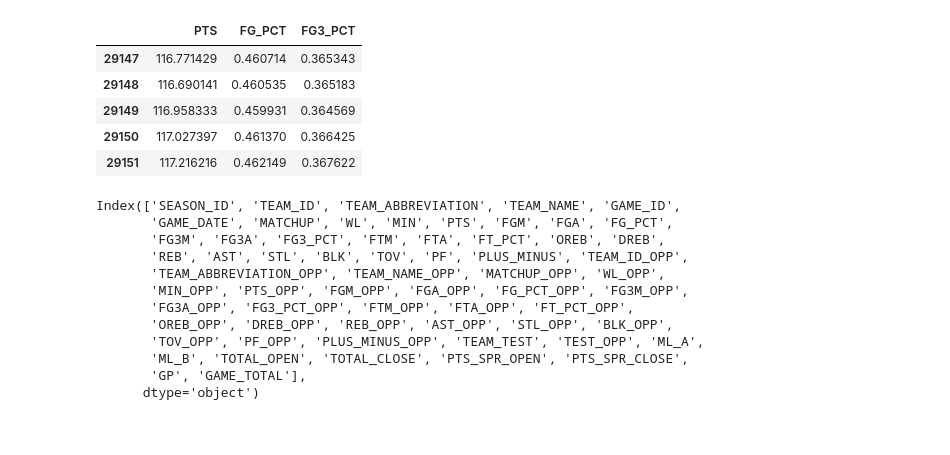
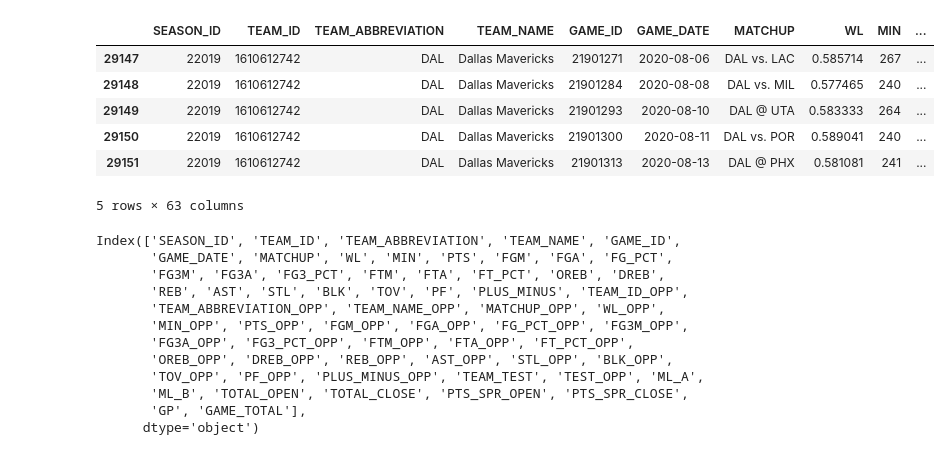
Before and after one commit to justin-wallander/BeatingVegas, a Jupyter notebook: eda.ipynb, the cells around one changed output. Cells and saved outputs as stored; diff of their text form; code cells hidden in the pictures.

```diff
--- a/eda.ipynb
+++ b/eda.ipynb
@@ -6,17 +6,18 @@ import seaborn as sns
 plt.style.use('fivethirtyeight')
 %matplotlib inline
 # %%
-season = pd.read_csv('shift_season.csv')
-s_10 = pd.read_csv('shift_10.csv')
+season = pd.read_csv('data/shift_season.csv')
+# s_10 = pd.read_csv('shift_10.csv')
 # %%
-season[(season.SEASON_ID == 22019) & (season.TEAM_ABBREVIATION == 'DAL')][['PTS', 'FG_PCT','FG3_PCT']].tail()
+season[(season.SEASON_ID == 22019) & (season.TEAM_ABBREVIATION == 'DAL')].tail()
 # %% [output]
-|  | PTS | FG_PCT | FG3_PCT |
-| 29147 | 116.771429 | 0.460714 | 0.365343 |
-| 29148 | 116.690141 | 0.460535 | 0.365183 |
-| 29149 | 116.958333 | 0.459931 | 0.364569 |
-| 29150 | 117.027397 | 0.461370 | 0.366425 |
-| 29151 | 117.216216 | 0.462149 | 0.367622 |
+|  | SEASON_ID | TEAM_ID | TEAM_ABBREVIATION | TEAM_NAME | GAME_ID | GAME_DATE | MATCHUP | WL | MIN | ... |
+| 29147 | 22019 | 1610612742 | DAL | Dallas Mavericks | 21901271 | 2020-08-06 | DAL vs. LAC | 0.585714 | 267 | ... |
+| 29148 | 22019 | 1610612742 | DAL | Dallas Mavericks | 21901284 | 2020-08-08 | DAL vs. MIL | 0.577465 | 240 | ... |
+| 29149 | 22019 | 1610612742 | DAL | Dallas Mavericks | 21901293 | 2020-08-10 | DAL @ UTA | 0.583333 | 264 | ... |
+| 29150 | 22019 | 1610612742 | DAL | Dallas Mavericks | 21901300 | 2020-08-11 | DAL vs. POR | 0.589041 | 240 | ... |
+| 29151 | 22019 | 1610612742 | DAL | Dallas Mavericks | 21901313 | 2020-08-13 | DAL @ PHX | 0.581081 | 241 | ... |
+5 rows × 63 columns
 # %%
 season.columns
 # %% [output]
```
Also changed, not shown: parts of 5 cells of this notebook, 36 other files.
